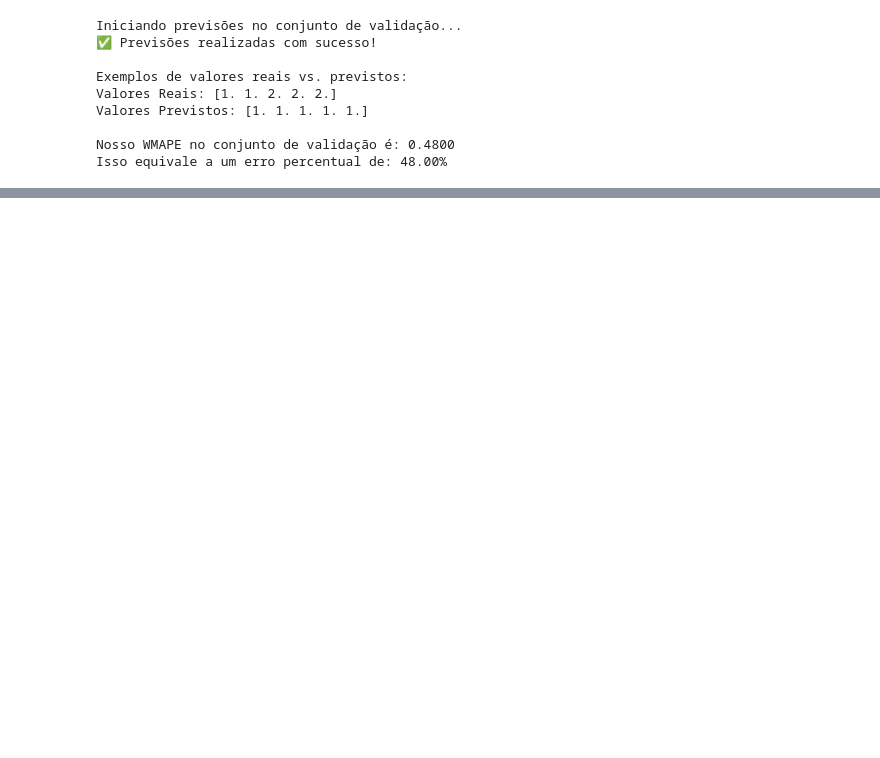
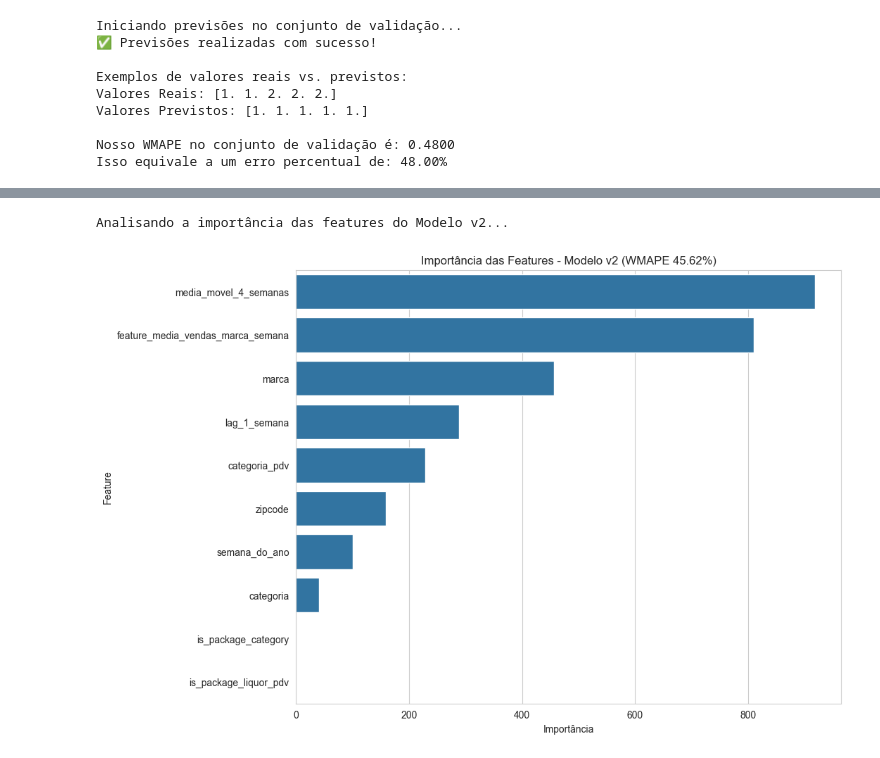
Before and after one commit to gustavokatsuo/Data-Prophets-Big-Data, a Jupyter notebook: notebooks/analise_exploratoria.ipynb, the cells around one changed output, grey strips where cells are left out. Saved outputs shown, nothing was run; the diff lists cells and outputs as text; code cells hidden in the pictures; blank space fills up the shorter version.

```diff
--- a/notebooks/analise_exploratoria.ipynb
+++ b/notebooks/analise_exploratoria.ipynb
@@ -706,0 +742,19 @@ print("-------------------------------------------")
+# %%
+print("Analisando a importância das features do Modelo v2...")
+
+# Cria um DataFrame com a importância de cada feature do novo modelo
+feature_importances_v2 = pd.DataFrame({
+    'feature': X_treino.columns,
+    'importance': lgbm_v2.feature_importances_,
+}).sort_values('importance', ascending=False)
+
+# Plota o gráfico de barras
+plt.figure(figsize=(10, 8))
+sns.barplot(x='importance', y='feature', data=feature_importances_v2)
+plt.title('Importância das Features - Modelo v2 (WMAPE 45.62%)')
+plt.xlabel('Importância')
+plt.ylabel('Feature')
+plt.show()
+# %% [output]
+Analisando a importância das features do Modelo v2...
+[figure, added]
```
Also changed, not shown: parts of 21 cells of this notebook, 2 other files.
